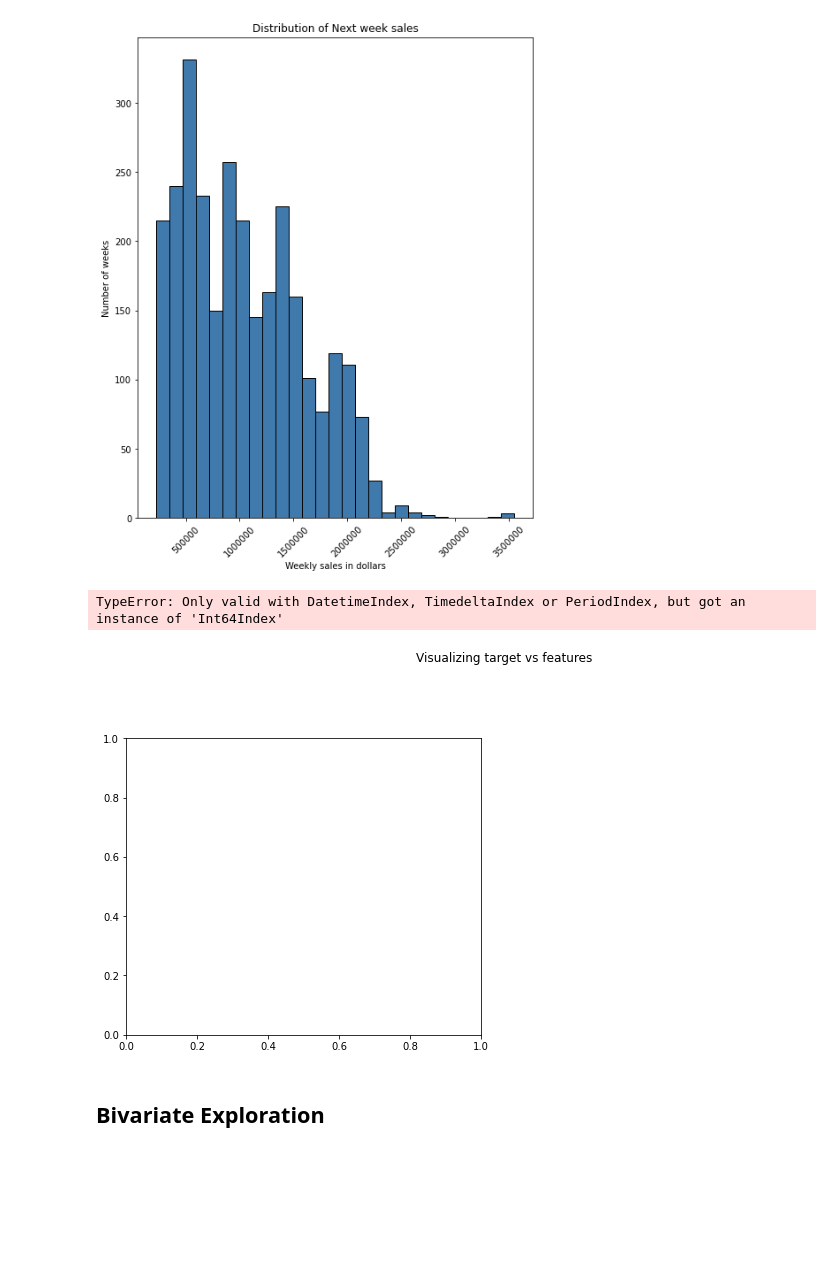
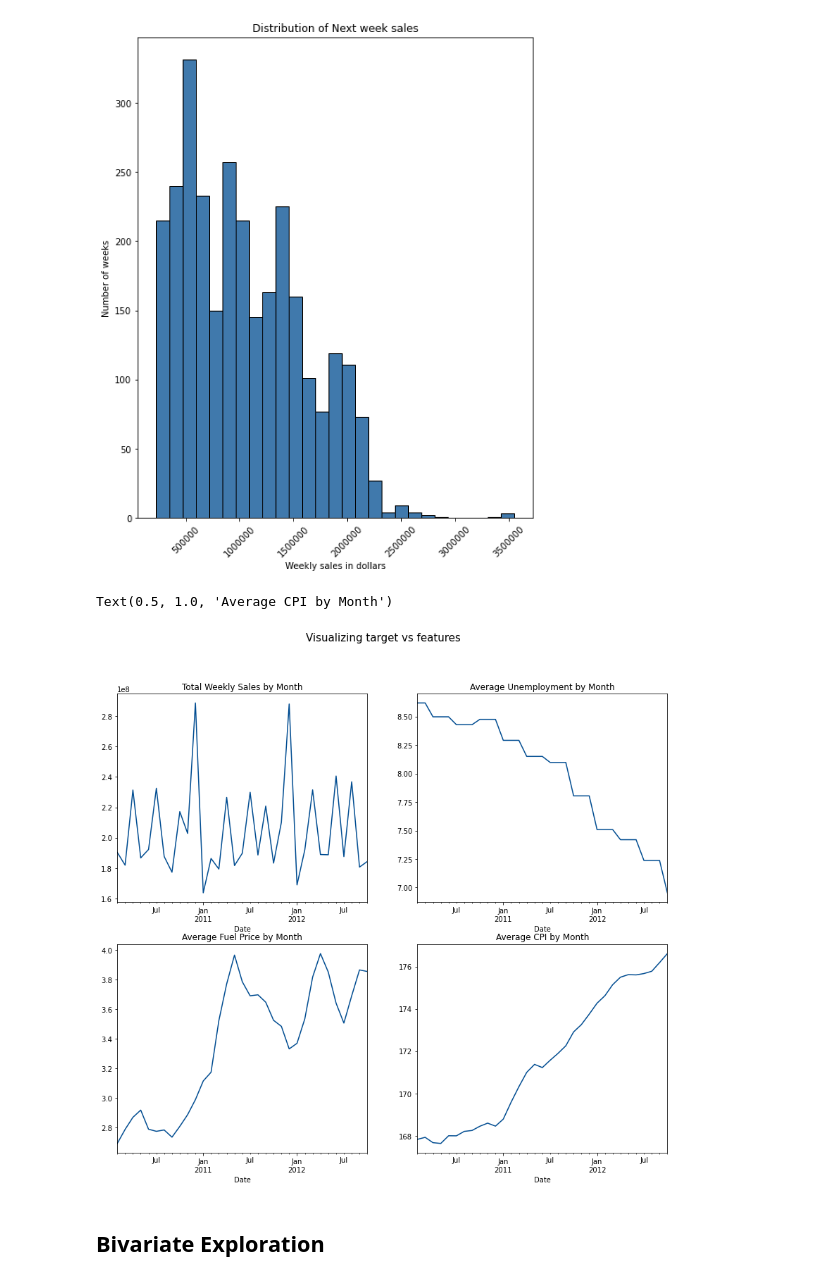
Before and after one commit to Attention-Walmart-Shoppers/capstone, a Jupyter notebook: final_notebook_draft.ipynb, the cells around one changed output. Drawn from its saved outputs; the diff is of its cells as text; code cells hidden in the pictures; blank space fills up the shorter version.

Commit message:
create temp df for visualizations

```diff
--- a/final_notebook_draft.ipynb
+++ b/final_notebook_draft.ipynb
@@ -175,33 +175,38 @@ plt.ticklabel_format(style = 'plain')
 plt.show()
 # %% [output]
 [figure]
+# %%
+# create temp df with a dateteime index for explore
+df_data= w.acquire_data()
+df_data['Date']= pd.to_datetime(df_data['Date'], dayfirst=True)
+df_data = df_data.set_index('Date')
 # %%
 
 fig = plt.figure(figsize=(14, 12))
-fig.suptitle('Visualizing target vs features')
+fig.suptitle('Visualizing target vs features', fontsize = 15)
 
 plt.subplot(2, 2, 1)
-df.Weekly_Sales.resample('M').sum().plot()
+df_data.Weekly_Sales.resample('M').sum().plot()
 plt.xticks(rotation=0)
 plt.title('Total Weekly Sales by Month')
 
 plt.subplot(2, 2, 2)
-df.Unemployment.resample('M').mean().plot()
+df_data.Unemployment.resample('M').mean().plot()
 plt.xticks(rotation=0)
 plt.title('Average Unemployment by Month')
 
 plt.subplot(2, 2, 3)
-df.Fuel_Price.resample('M').mean().plot()
+df_data.Fuel_Price.resample('M').mean().plot()
 plt.xticks(rotation=0)
 plt.title('Average Fuel Price by Month')
 
 plt.subplot(2, 2, 4)
-df.CPI.resample('M').mean().plot()
+df_data.CPI.resample('M').mean().plot()
 plt.xticks(rotation=0)
 plt.title('Average CPI by Month')
 # %% [output]
-TypeError: Only valid with DatetimeIndex, TimedeltaIndex or PeriodIndex, but got an instance of 'Int64Index'
+Text(0.5, 1.0, 'Average CPI by Month')
-[figure, old version]
+[figure, new version]
 # %% [markdown]
 ## Bivariate Exploration
 # %%
```
Also changed, not shown: parts of 1 cell of this notebook.
